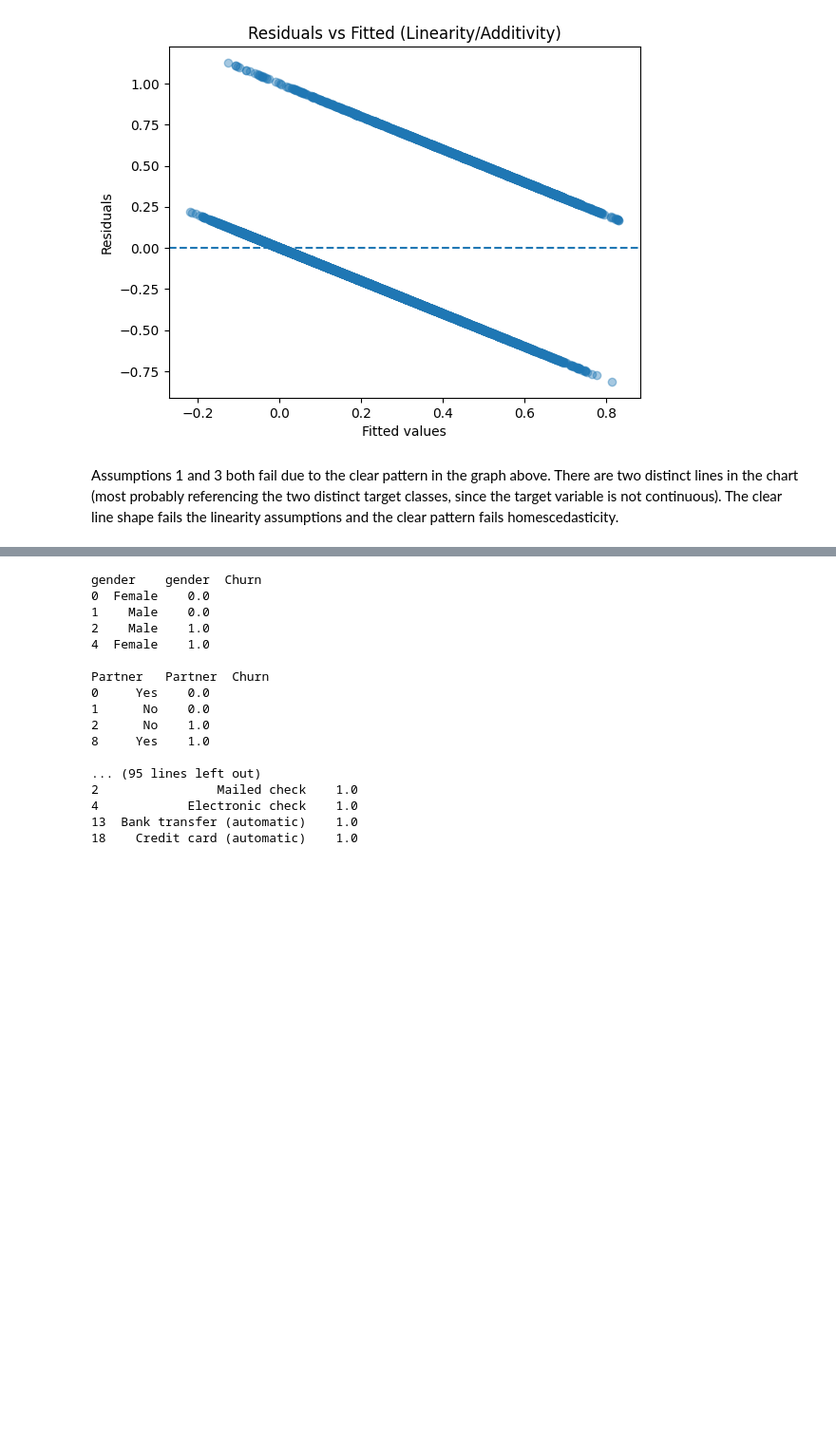
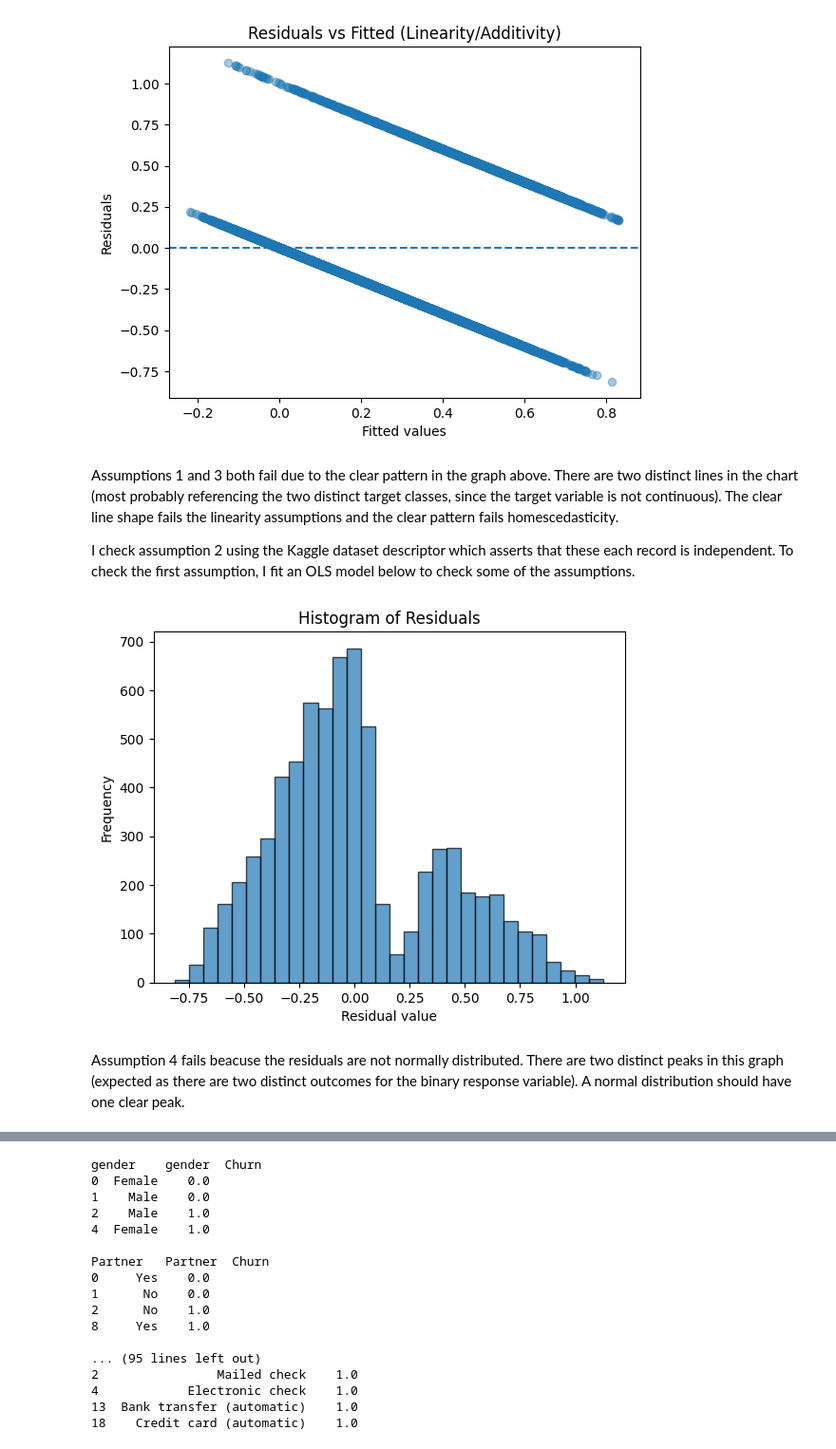
Before and after one commit to jahnavi-maddhuri/JahnaviMaddhuri-DukeXAI, a Jupyter notebook: InterpretableML.ipynb, the cells around one changed output, grey strips where cells are left out. Shown at 95% size. Drawn from its saved outputs; the diff is of its cells as text; code cells hidden in the pictures; blank space fills up the shorter version.

```diff
--- a/InterpretableML.ipynb
+++ b/InterpretableML.ipynb
@@ -141,3 +144,16 @@ plt.show()
 [figure]
 # %% [markdown]
 Assumptions 1 and 3 both fail due to the clear pattern in the graph above. There are two distinct lines in the chart (most probably referencing the two distinct target classes, since the target variable is not continuous). The clear line shape fails the linearity assumptions and the clear pattern fails homescedasticity.
+
+I check assumption 2 using the Kaggle dataset descriptor which asserts that these each record is independent. To check the first assumption, I fit an OLS model below to check some of the assumptions.
+# %%
+# Assumption 4: Normality
+plt.hist(linear_results.resid, bins=30, edgecolor='black', alpha=0.7)
+plt.xlabel("Residual value")
+plt.ylabel("Frequency")
+plt.title("Histogram of Residuals")
+plt.show()
+# %% [output]
+[figure, added]
+# %% [markdown]
+Assumption 4 fails beacuse the residuals are not normally distributed. There are two distinct peaks in this graph (expected as there are two distinct outcomes for the binary response variable). A normal distribution should have one clear peak.
```
Also changed, not shown: parts of 30 cells of this notebook.
